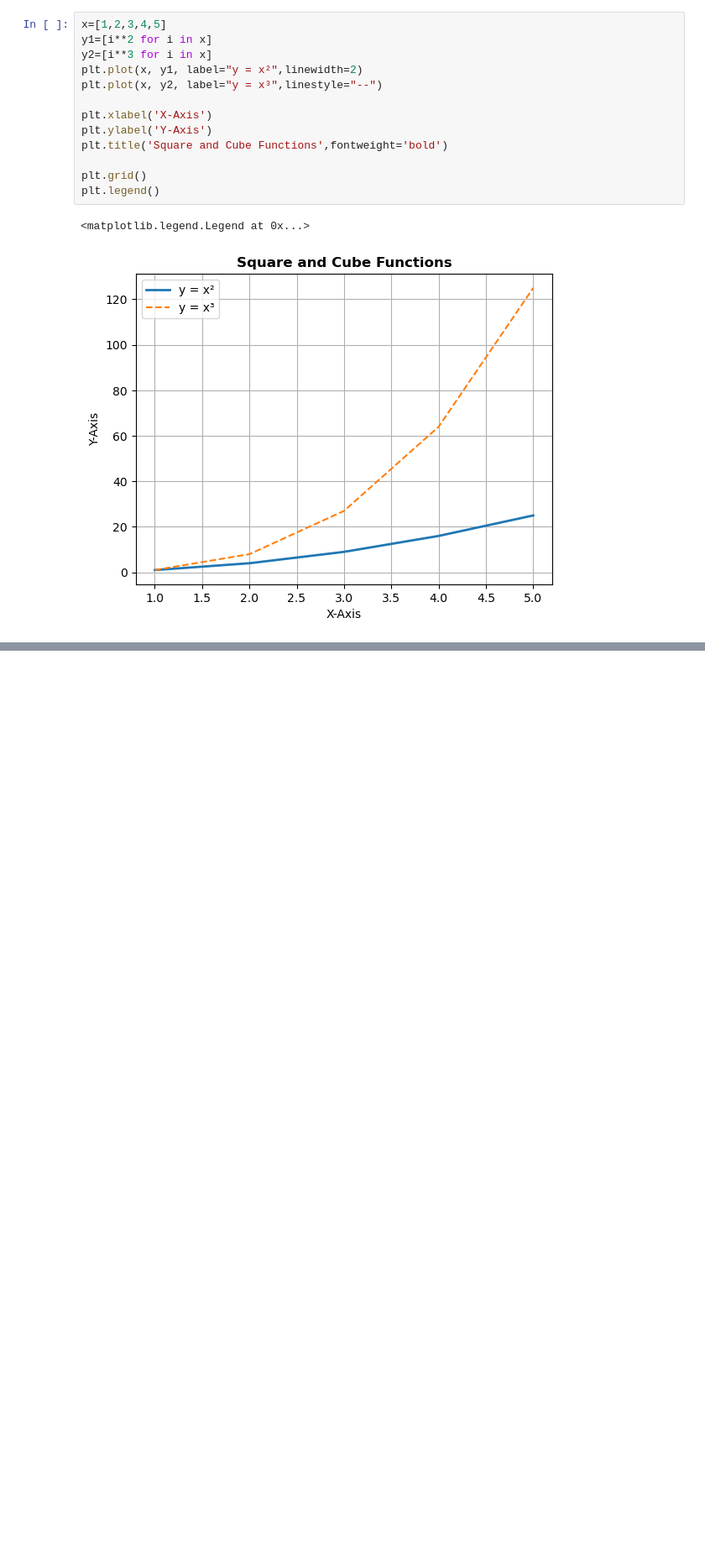
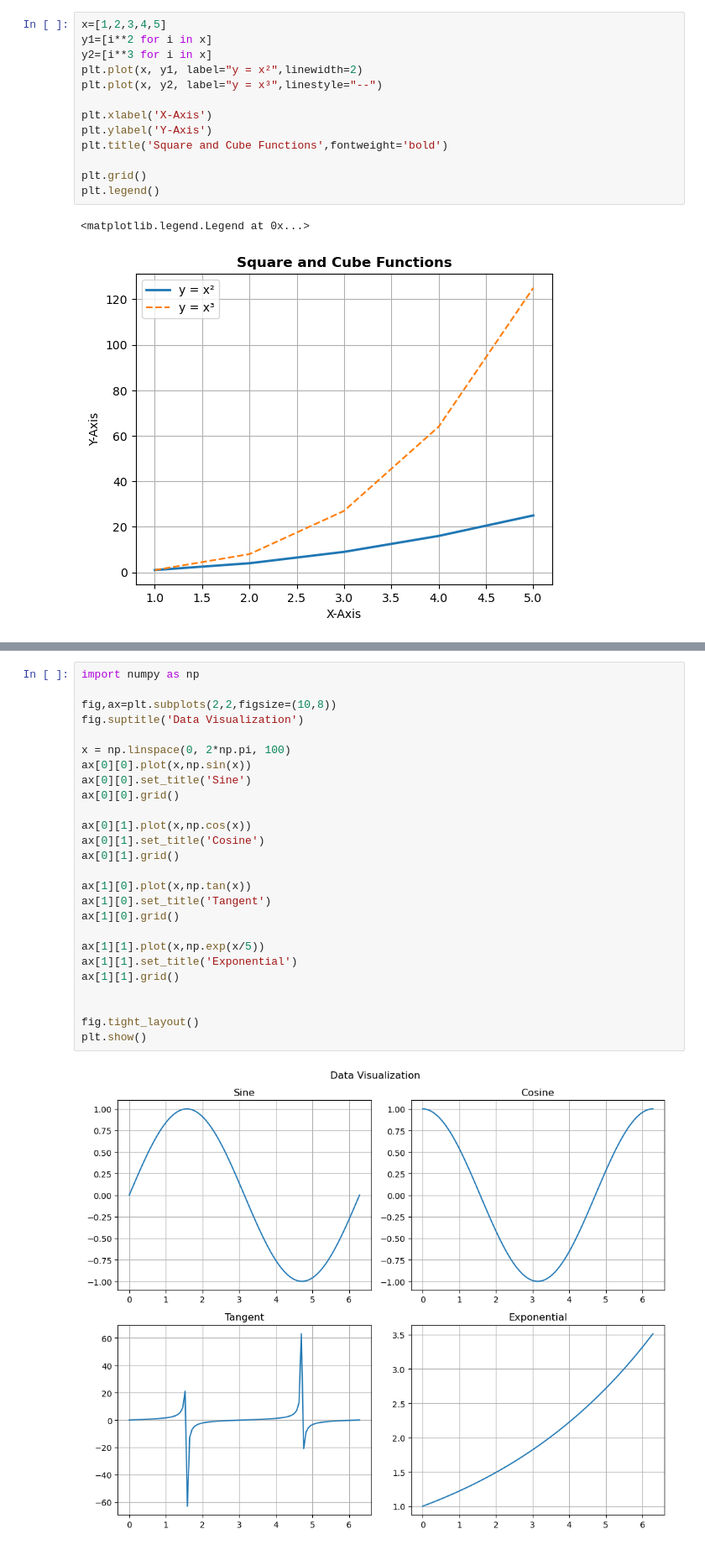
Before and after one commit to DhruvBihani3478/data-science-learning, a Jupyter notebook: Data-Analytics/matplotlibassignments.ipynb, the cells around one changed output, grey strips where cells are left out. Shown at 84% size. Drawn from its saved outputs; the diff is of its cells as text; blank space fills up the shorter version.

```diff
--- a/Data-Analytics/matplotlibassignments.ipynb
+++ b/Data-Analytics/matplotlibassignments.ipynb
@@ -42,0 +50,28 @@ plt.legend()
+# %%
+import numpy as np
+
+fig,ax=plt.subplots(2,2,figsize=(10,8))
+fig.suptitle('Data Visualization')
+
+x = np.linspace(0, 2*np.pi, 100)
+ax[0][0].plot(x,np.sin(x))
+ax[0][0].set_title('Sine')
+ax[0][0].grid()
+
+ax[0][1].plot(x,np.cos(x))
+ax[0][1].set_title('Cosine')
+ax[0][1].grid()
+
+ax[1][0].plot(x,np.tan(x))
+ax[1][0].set_title('Tangent')
+ax[1][0].grid()
+
+ax[1][1].plot(x,np.exp(x/5))
+ax[1][1].set_title('Exponential')
+ax[1][1].grid()
+
+
+fig.tight_layout()
+plt.show()
+# %% [output]
+[figure, added]
```
Also changed, not shown: parts of 6 cells of this notebook.
